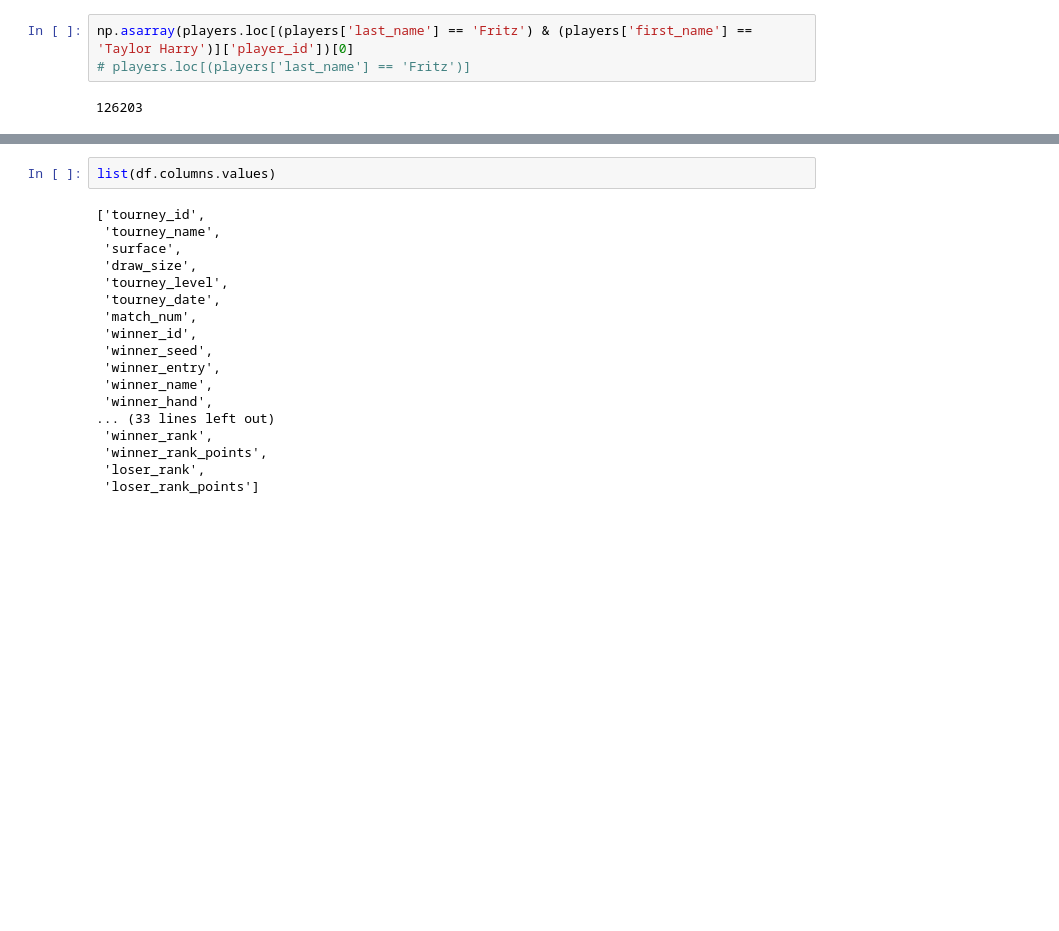
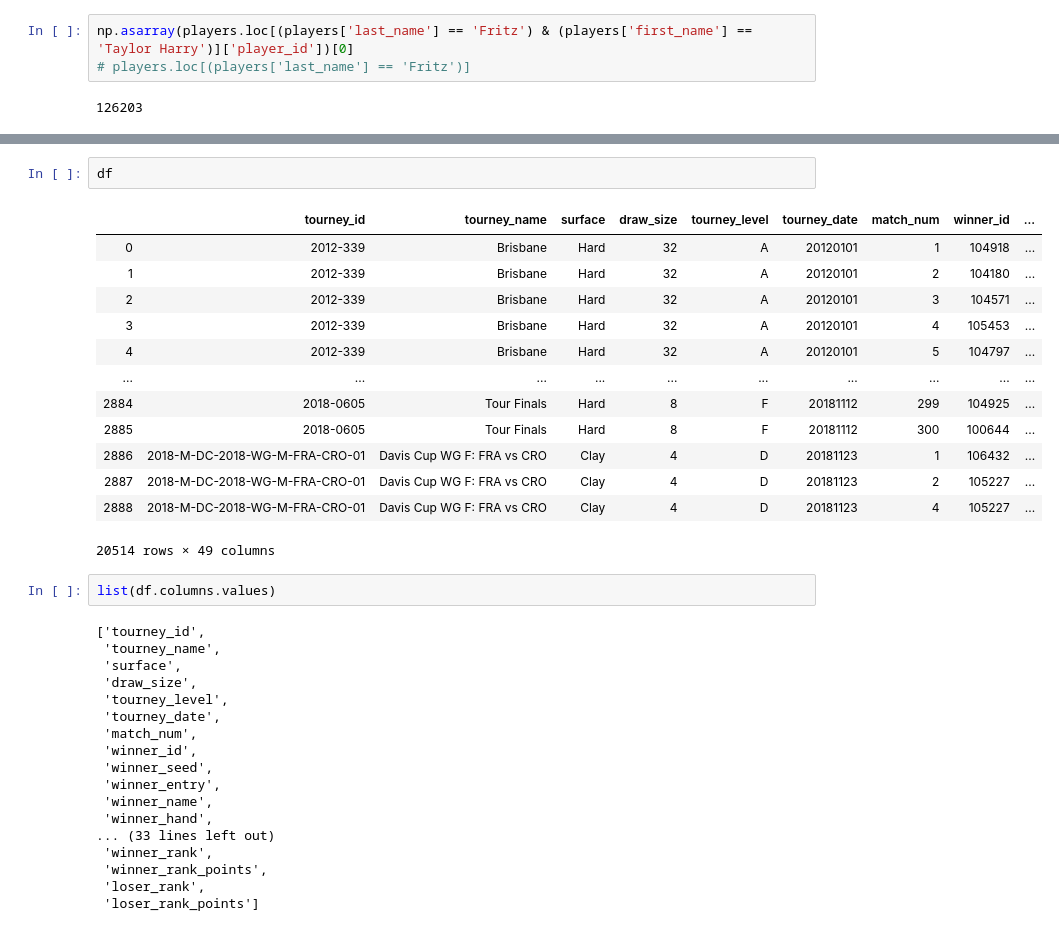
Before and after one commit to rrichards7/tennis-ml, a Jupyter notebook: notebooks/tennis_ml.ipynb, the cells around one changed output, grey strips where cells are left out. Cells and saved outputs as stored; diff of their text form; blank space fills up the shorter version.

```diff
--- a/notebooks/tennis_ml.ipynb
+++ b/notebooks/tennis_ml.ipynb
@@ -65,3 +77,19 @@ df = pd.read_csv('/Users/Ryan/tennis-ml/notebooks/tennis_atp/atp_matches_2019.cs
+# %%
+df
+# %% [output]
+|  | tourney_id | tourney_name | surface | draw_size | tourney_level | tourney_date | match_num | winner_id | ... |
+| 0 | 2012-339 | Brisbane | Hard | 32 | A | 20120101 | 1 | 104918 | ... |
+| 1 | 2012-339 | Brisbane | Hard | 32 | A | 20120101 | 2 | 104180 | ... |
+| 2 | 2012-339 | Brisbane | Hard | 32 | A | 20120101 | 3 | 104571 | ... |
+| 3 | 2012-339 | Brisbane | Hard | 32 | A | 20120101 | 4 | 105453 | ... |
+| 4 | 2012-339 | Brisbane | Hard | 32 | A | 20120101 | 5 | 104797 | ... |
+| ... | ... | ... | ... | ... | ... | ... | ... | ... | ... |
+| 2884 | 2018-0605 | Tour Finals | Hard | 8 | F | 20181112 | 299 | 104925 | ... |
+| 2885 | 2018-0605 | Tour Finals | Hard | 8 | F | 20181112 | 300 | 100644 | ... |
+| 2886 | 2018-M-DC-2018-WG-M-FRA-CRO-01 | Davis Cup WG F: FRA vs CRO | Clay | 4 | D | 20181123 | 1 | 106432 | ... |
+| 2887 | 2018-M-DC-2018-WG-M-FRA-CRO-01 | Davis Cup WG F: FRA vs CRO | Clay | 4 | D | 20181123 | 2 | 105227 | ... |
+| 2888 | 2018-M-DC-2018-WG-M-FRA-CRO-01 | Davis Cup WG F: FRA vs CRO | Clay | 4 | D | 20181123 | 4 | 105227 | ... |
+20514 rows × 49 columns
 # %%
 list(df.columns.values)
 # %% [output]
```
Also changed, not shown: parts of 27 cells of this notebook.
